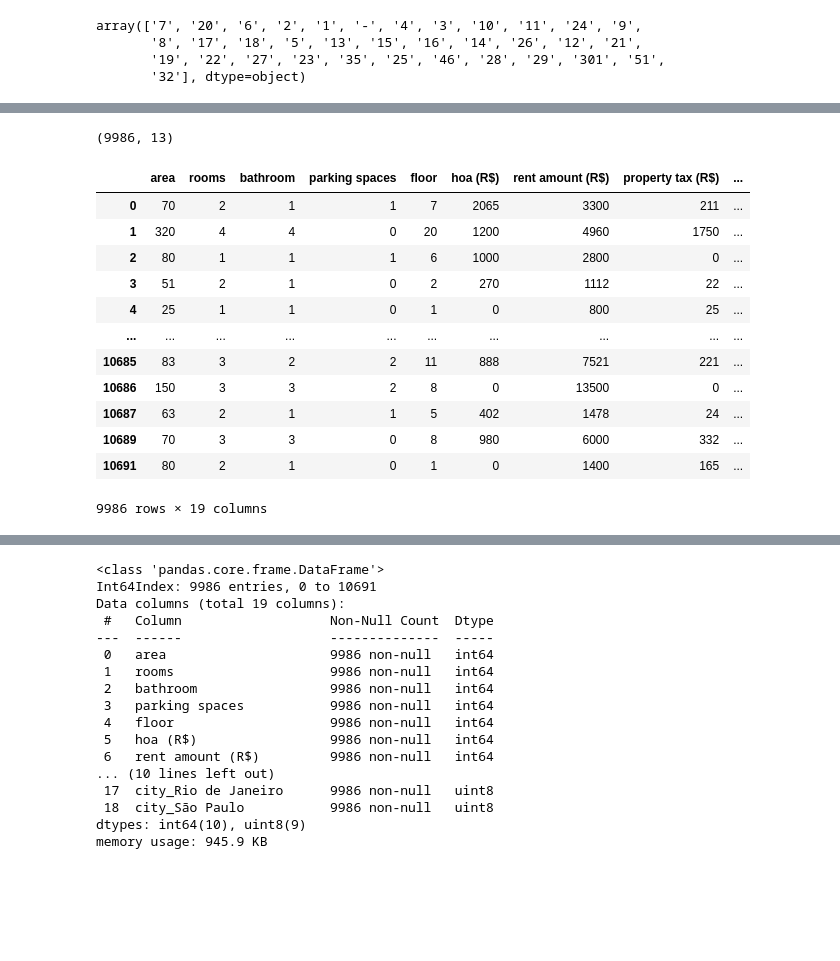
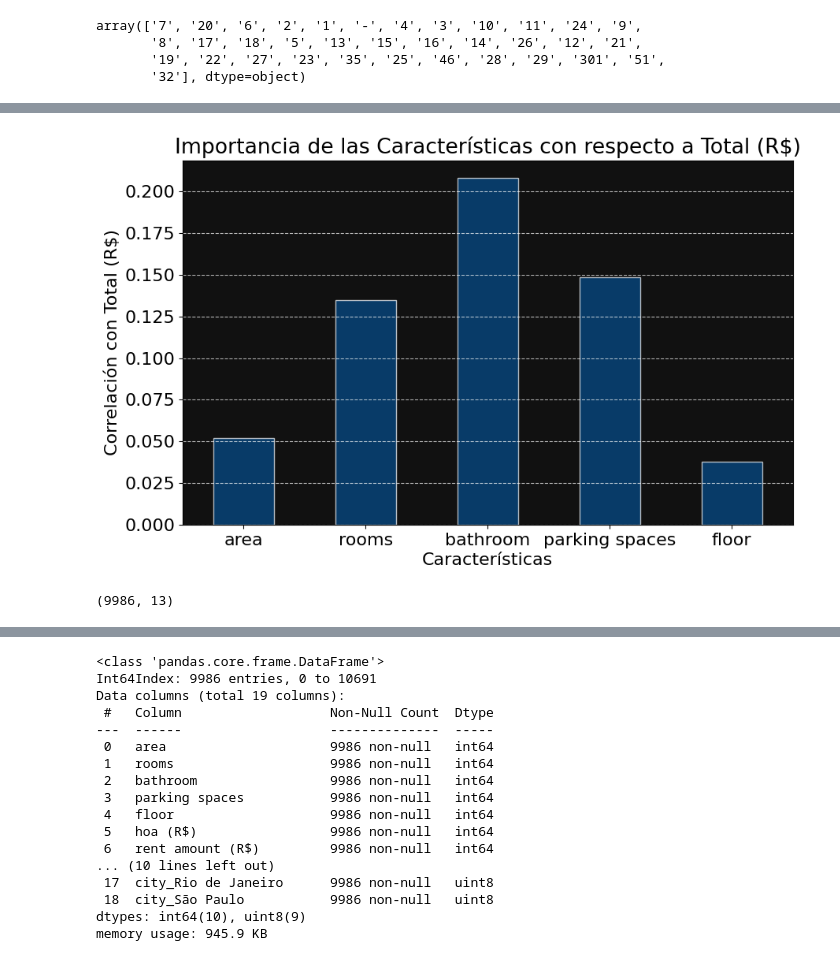
Before and after one commit to caguirre5/Lab8-DS, a Jupyter notebook: BackEnd/modelSelection.ipynb, the cells around one changed output, grey strips where cells are left out. Drawn from its saved outputs; the diff is of its cells as text; code cells hidden in the pictures; blank space fills up the shorter version.

```diff
--- a/BackEnd/modelSelection.ipynb
+++ b/BackEnd/modelSelection.ipynb
@@ -93,3 +161,30 @@ array(['7', '20', '6', '2', '1', '-', '4', '3', '10', '11', '24', '9',
+# %%
+import matplotlib.pyplot as plt
+
+# Calcular la correlación entre todas las características y 'total (R$)'
+correlations = data.drop(columns=['total (R$)','hoa (R$)', 'rent amount (R$)',
+       'property tax (R$)', 'fire insurance (R$)']).corrwith(data['total (R$)'])
+
+# Colores personalizados
+colors = ['#054e8e']
+
+# Generar la gráfica de barras con el estilo personalizado
+plt.figure(figsize=(10, 6))
+correlations.plot(kind='bar', color=colors[0], edgecolor='white', alpha=0.7)
+plt.xlabel('Características')
+plt.ylabel('Correlación con Total (R$)')
+plt.title('Importancia de las Características con respecto a Total (R$)')
+plt.grid(axis='y', linestyle='--', alpha=0.7, color='white')
+plt.xticks(rotation=0, ha='center')
+
+# Cambiar el color del fondo
+plt.gca().set_facecolor('#111')
+
+
+# Guardar la gráfica como un archivo SVG
+plt.savefig('../FrontEnd/src/assets/correlacion_total.png', format='png')
+# %% [output]
+[figure, added]
 # %%
 Q1 = data['total (R$)'].quantile(0.25)
 Q3 = data['total (R$)'].quantile(0.75)
@@ -121,24 +216,6 @@ mapeo = {
 data = pd.get_dummies(data, columns=['animal'])
 data = pd.get_dummies(data, columns=['furniture'])
 data = pd.get_dummies(data, columns=['city'])
-# %%
-# Convierte los números en 'floor' a enteros y reemplaza '-' por 0
-data['floor'] = data['floor'].apply(lambda x: int(x) if x.isnumeric() else 1)
-data
-# %% [output]
-|  | area | rooms | bathroom | parking spaces | floor | hoa (R$) | rent amount (R$) | property tax (R$) | ... |
-| 0 | 70 | 2 | 1 | 1 | 7 | 2065 | 3300 | 211 | ... |
-| 1 | 320 | 4 | 4 | 0 | 20 | 1200 | 4960 | 1750 | ... |
-| 2 | 80 | 1 | 1 | 1 | 6 | 1000 | 2800 | 0 | ... |
-| 3 | 51 | 2 | 1 | 0 | 2 | 270 | 1112 | 22 | ... |
-| 4 | 25 | 1 | 1 | 0 | 1 | 0 | 800 | 25 | ... |
-| ... | ... | ... | ... | ... | ... | ... | ... | ... | ... |
-| 10685 | 83 | 3 | 2 | 2 | 11 | 888 | 7521 | 221 | ... |
-| 10686 | 150 | 3 | 3 | 2 | 8 | 0 | 13500 | 0 | ... |
-| 10687 | 63 | 2 | 1 | 1 | 5 | 402 | 1478 | 24 | ... |
-| 10689 | 70 | 3 | 3 | 0 | 8 | 980 | 6000 | 332 | ... |
-| 10691 | 80 | 2 | 1 | 0 | 1 | 0 | 1400 | 165 | ... |
-9986 rows × 19 columns
 # %%
 data.describe()
 # %% [output]
```
Also changed, not shown: parts of 7 cells of this notebook, 11 other files.
